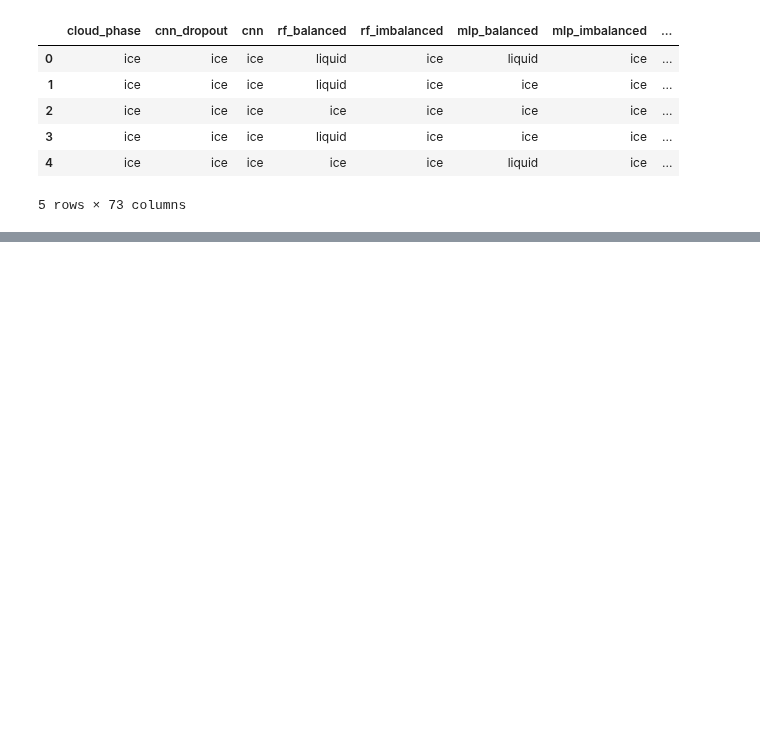
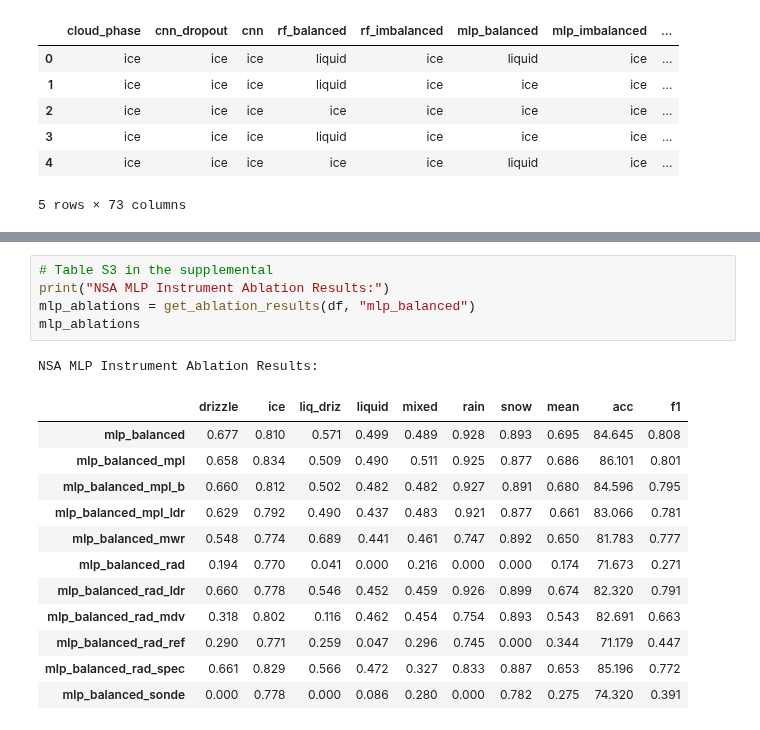
Before and after one commit to maxwelllevin/cloudphase-ml-amt, a Jupyter notebook: src/analysis/ablation.ipynb, the cells around one changed output, grey strips where cells are left out. Cells and saved outputs as stored; diff of their text form; blank space fills up the shorter version.

```diff
--- a/src/analysis/ablation.ipynb
+++ b/src/analysis/ablation.ipynb
@@ -332,0 +126,19 @@ Name: cloud_phase, dtype: float64
+# %%
+# Table S3 in the supplemental
+print("NSA MLP Instrument Ablation Results:")
+mlp_ablations = get_ablation_results(df, "mlp_balanced")
+mlp_ablations
+# %% [output]
+NSA MLP Instrument Ablation Results:
+|  | drizzle | ice | liq_driz | liquid | mixed | rain | snow | mean | acc | f1 |
+| mlp_balanced | 0.677 | 0.810 | 0.571 | 0.499 | 0.489 | 0.928 | 0.893 | 0.695 | 84.645 | 0.808 |
+| mlp_balanced_mpl | 0.658 | 0.834 | 0.509 | 0.490 | 0.511 | 0.925 | 0.877 | 0.686 | 86.101 | 0.801 |
+| mlp_balanced_mpl_b | 0.660 | 0.812 | 0.502 | 0.482 | 0.482 | 0.927 | 0.891 | 0.680 | 84.596 | 0.795 |
+| mlp_balanced_mpl_ldr | 0.629 | 0.792 | 0.490 | 0.437 | 0.483 | 0.921 | 0.877 | 0.661 | 83.066 | 0.781 |
+| mlp_balanced_mwr | 0.548 | 0.774 | 0.689 | 0.441 | 0.461 | 0.747 | 0.892 | 0.650 | 81.783 | 0.777 |
+| mlp_balanced_rad | 0.194 | 0.770 | 0.041 | 0.000 | 0.216 | 0.000 | 0.000 | 0.174 | 71.673 | 0.271 |
+| mlp_balanced_rad_ldr | 0.660 | 0.778 | 0.546 | 0.452 | 0.459 | 0.926 | 0.899 | 0.674 | 82.320 | 0.791 |
+| mlp_balanced_rad_mdv | 0.318 | 0.802 | 0.116 | 0.462 | 0.454 | 0.754 | 0.893 | 0.543 | 82.691 | 0.663 |
+| mlp_balanced_rad_ref | 0.290 | 0.771 | 0.259 | 0.047 | 0.296 | 0.745 | 0.000 | 0.344 | 71.179 | 0.447 |
+| mlp_balanced_rad_spec | 0.661 | 0.829 | 0.566 | 0.472 | 0.327 | 0.833 | 0.887 | 0.653 | 85.196 | 0.772 |
+| mlp_balanced_sonde | 0.000 | 0.778 | 0.000 | 0.086 | 0.280 | 0.000 | 0.782 | 0.275 | 74.320 | 0.391 |
```
Also changed, not shown: parts of 14 cells of this notebook, 8 other files.
